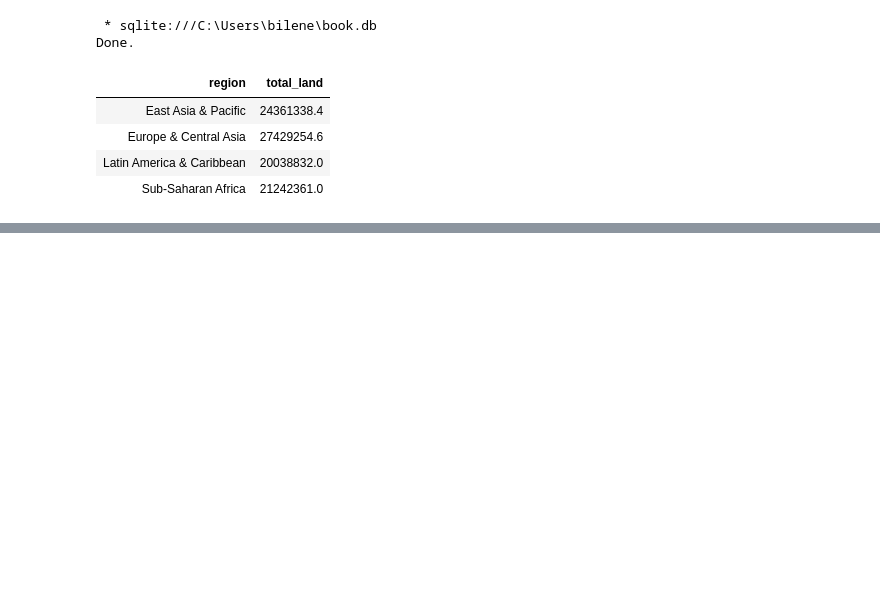
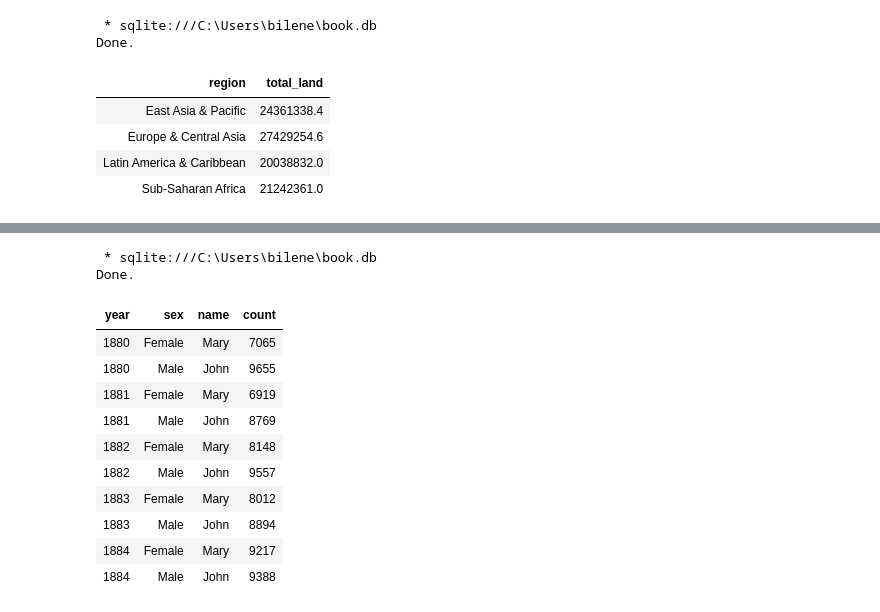
Before and after one commit to ernbilen/Data200_Spring23, a Jupyter notebook: notes/inclass/sql-intro.ipynb, the cells around one changed output, grey strips where cells are left out. Drawn from its saved outputs; the diff is of its cells as text; code cells hidden in the pictures; blank space fills up the shorter version.

```diff
--- a/notes/inclass/sql-intro.ipynb
+++ b/notes/inclass/sql-intro.ipynb
@@ -333,0 +345,18 @@ Done.
+# %%
+%%sql
+SELECT * FROM topnames
+LIMIT 10
+# %% [output]
+ * sqlite:///C:\Users\bilene\book.db
+Done.
+| year | sex | name | count |
+| 1880 | Female | Mary | 7065 |
+| 1880 | Male | John | 9655 |
+| 1881 | Female | Mary | 6919 |
+| 1881 | Male | John | 8769 |
+| 1882 | Female | Mary | 8148 |
+| 1882 | Male | John | 9557 |
+| 1883 | Female | Mary | 8012 |
+| 1883 | Male | John | 8894 |
+| 1884 | Female | Mary | 9217 |
+| 1884 | Male | John | 9388 |
```
Also changed, not shown: parts of 9 cells of this notebook.
